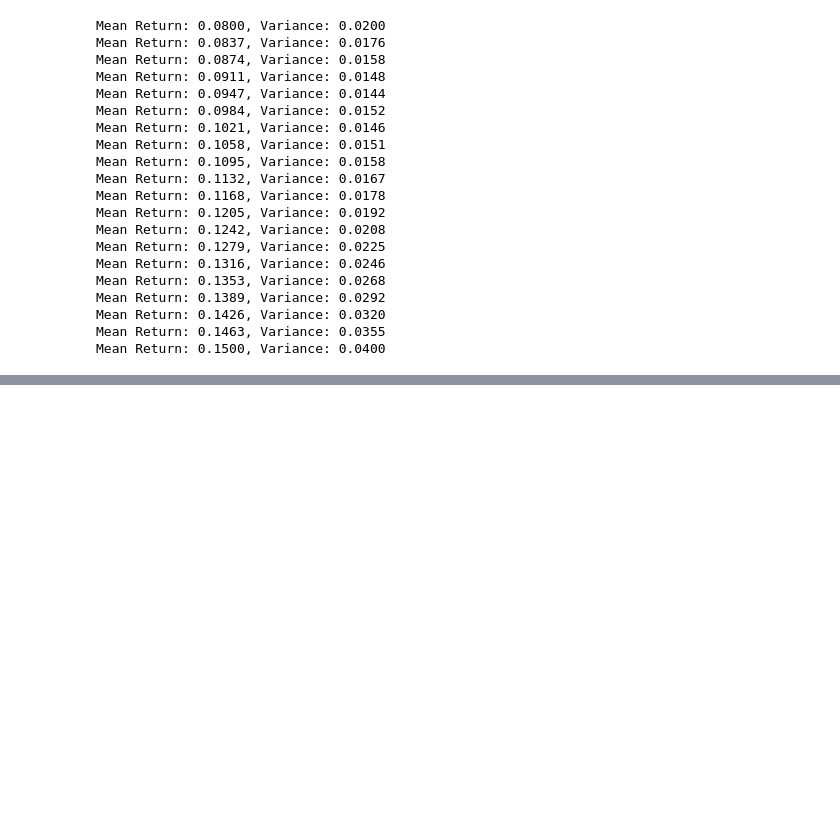
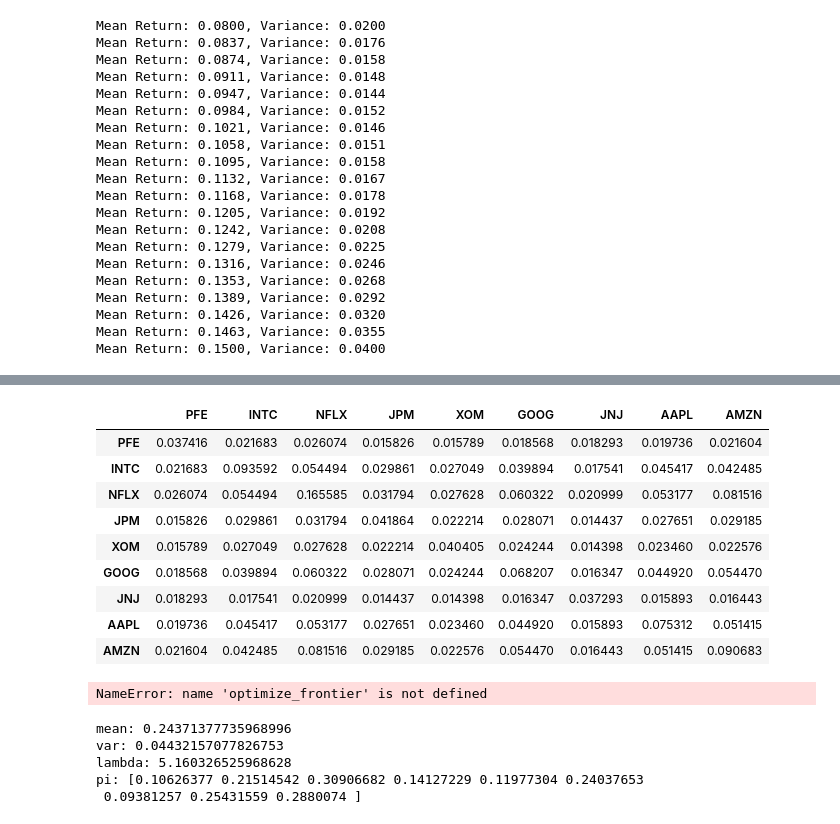
Before and after one commit to wolfinwallst/Financial_Engineering_and_Risk_Management, a Jupyter notebook: 파이썬으로 배우는 포트폴리오/#5 Black-Litterman Model.ipynb, the cells around one changed output, grey strips where cells are left out. Cells and saved outputs as stored; diff of their text form; code cells hidden in the pictures; blank space fills up the shorter version.

```diff
--- a/파이썬으로 배우는 포트폴리오/#5 Black-Litterman Model.ipynb
+++ b/파이썬으로 배우는 포트폴리오/#5 Black-Litterman Model.ipynb
@@ -199,7 +251,10 @@ cap = {'PFE':201102000000,'INTC':257259000000,'NFLX':184922000000,
 
 prices, caps = [ ], [ ]
 
+import yfinance as yf
+
 for s in tickers:
-    pxclose = web.DataReader(s, data_source='yahoo', start='01-01-2018', end='31-12-2019')['Adj Close']
+    # pxclose = web.DataReader(s, data_source='yahoo', start='01-01-2018', end='31-12-2019')['Adj Close']
+    pxclose = yf.download(s, start='2018-01-01', end='2019-12-31')['Adj Close']
     prices.append(list(pxclose))
     caps.append(cap[s])
@@ -228,0 +364,19 @@ expreturns
+# %%
+display(pd.DataFrame(C, columns=tickers, index=tickers))
+# %% [output]
+|  | PFE | INTC | NFLX | JPM | XOM | GOOG | JNJ | AAPL | AMZN |
+| PFE | 0.037416 | 0.021683 | 0.026074 | 0.015826 | 0.015789 | 0.018568 | 0.018293 | 0.019736 | 0.021604 |
+| INTC | 0.021683 | 0.093592 | 0.054494 | 0.029861 | 0.027049 | 0.039894 | 0.017541 | 0.045417 | 0.042485 |
+| NFLX | 0.026074 | 0.054494 | 0.165585 | 0.031794 | 0.027628 | 0.060322 | 0.020999 | 0.053177 | 0.081516 |
+| JPM | 0.015826 | 0.029861 | 0.031794 | 0.041864 | 0.022214 | 0.028071 | 0.014437 | 0.027651 | 0.029185 |
+| XOM | 0.015789 | 0.027049 | 0.027628 | 0.022214 | 0.040405 | 0.024244 | 0.014398 | 0.023460 | 0.022576 |
+| GOOG | 0.018568 | 0.039894 | 0.060322 | 0.028071 | 0.024244 | 0.068207 | 0.016347 | 0.044920 | 0.054470 |
+| JNJ | 0.018293 | 0.017541 | 0.020999 | 0.014437 | 0.014398 | 0.016347 | 0.037293 | 0.015893 | 0.016443 |
+| AAPL | 0.019736 | 0.045417 | 0.053177 | 0.027651 | 0.023460 | 0.044920 | 0.015893 | 0.075312 | 0.051415 |
+| AMZN | 0.021604 | 0.042485 | 0.081516 | 0.029185 | 0.022576 | 0.054470 | 0.016443 | 0.051415 | 0.090683 |
+# %%
+"""과거 데이터를 이용한 최적화"""
+# mean-var optimization
+opt1 = optimize_frontier(R, C, rf)
+# %% [output]
+NameError: name 'optimize_frontier' is not defined
@@ -228,0 +393,11 @@ expreturns
+# %%
+print("mean:", mean)
+print("var:", var)
+print("lambda:", lmbda)
+print("pi:", pi)
+# %% [output]
+mean: 0.24371377735968996
+var: 0.04432157077826753
+lambda: 5.160326525968628
+pi: [0.10626377 0.21514542 0.30906682 0.14127229 0.11977304 0.24037653
+ 0.09381257 0.25431559 0.2880074 ]
```
Also changed, not shown: parts of 16 cells of this notebook.
